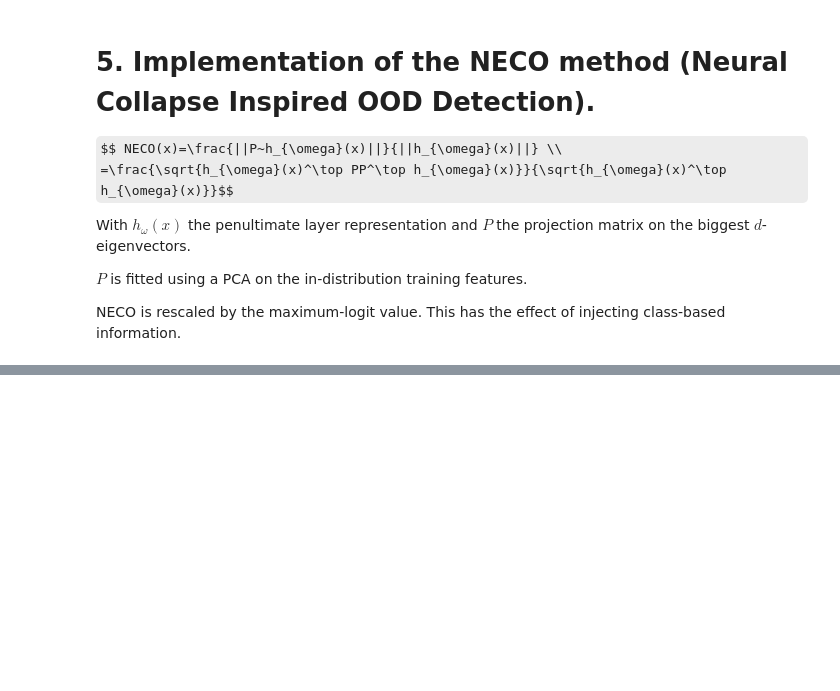
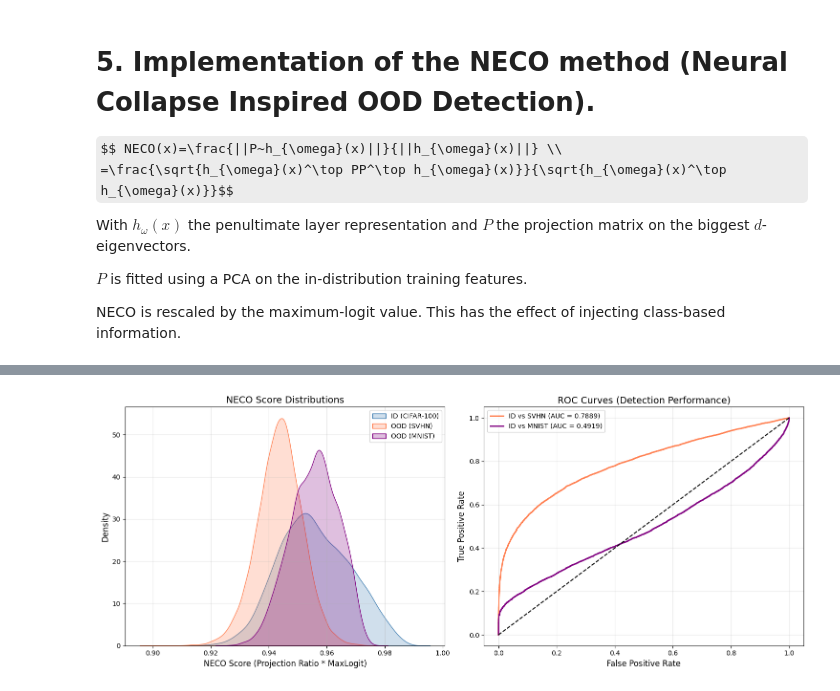
Before and after one commit to FBI-openup/CV_Out-of-Distribution-Detection-OOD-Scoring-Methods-and-Neural-Collapse, a Jupyter notebook: Resnet_OOD.ipynb, the cells around one changed output, grey strips where cells are left out. Drawn from its saved outputs; the diff is of its cells as text; code cells hidden in the pictures; some formulas as TeX source; blank space fills up the shorter version.

```diff
--- a/Resnet_OOD.ipynb
+++ b/Resnet_OOD.ipynb
@@ -1624,18 +1532,11 @@ class NECODetector:
 # %%
-# Compute NECO scores
 neco_detector = NECODetector(model, num_classes=100)
-neco_detector.fit(train_loader)
-
-print("Computing NECO scores for test set...")
+neco_detector.fit(train_loader_eval)
 all_neco_scores = []
-# Iterate over test loader like other methods
 for inputs, _ in test_loader:
     scores = neco_detector.predict_score(inputs)
     all_neco_scores.append(scores.cpu())
 
 neco_scores = torch.cat(all_neco_scores)
-print(f"NECO scores (first 10): {neco_scores[:10]}")
-
-# Cleanup hook
-neco_detector.clean_up()
+print(f"NECO scores: {neco_scores}")
 # %% [output]
@@ -1647,0 +1544,69 @@ NECO scores (first 10): tensor([ 5.6150,  8.4631,  6.3762,  3.8492, 12.7112,  7.
+# %%
+
+def get_neco_scores(detector, loader):
+    scores = []
+    with torch.no_grad():
+        for inputs, _ in loader:
+            batch_scores = detector.predict_score(inputs)
+            scores.append(batch_scores.cpu())
+    return torch.cat(scores).numpy()
+
+if not hasattr(neco_detector, 'pca_components') or neco_detector.pca_components is None:
+    print("Re-fitting NECO detector...")
+    # Re-register hook if it was removed
+    neco_detector.hook_handle = neco_detector.model.avgpool.register_forward_hook(neco_detector._hook_fn)
+    neco_detector.fit(train_loader_eval)
+
+id_neco_scores = get_neco_scores(neco_detector, test_loader)
+
+# OOD Scores
+svhn_neco_scores = get_neco_scores(neco_detector, svhn_loader)
+mnist_neco_scores = get_neco_scores(neco_detector, mnist_loader)
+
+# Visualization
+plt.figure(figsize=(15, 6))
+
+# Plot 1: Score Distributions
+plt.subplot(1, 2, 1)
+sns.kdeplot(id_neco_scores, label='ID (CIFAR-100)', fill=True, color='steelblue')
+sns.kdeplot(svhn_neco_scores, label='OOD (SVHN)', fill=True, color='coral')
+sns.kdeplot(mnist_neco_scores, label='OOD (MNIST)', fill=True, color='purple')
+plt.title('NECO Score Distributions', fontsize=14)
+plt.xlabel('NECO Score (Projection Ratio * MaxLogit)', fontsize=12)
+plt.ylabel('Density', fontsize=12)
+plt.legend()
+plt.grid(alpha=0.3)
+
+# Plot 2: AUROC Curves
+plt.subplot(1, 2, 2)
+
+def plot_roc(id_scores, ood_scores, label, color):
+    y_true = np.concatenate([np.ones(len(id_scores)), np.zeros(len(ood_scores))])
+    y_scores = np.concatenate([id_scores, ood_scores])
+    fpr, tpr, _ = roc_curve(y_true, y_scores)
+    auc = roc_auc_score(y_true, y_scores)
+    plt.plot(fpr, tpr, label=f'{label} (AUC = {auc:.4f})', color=color, linewidth=2)
+    return auc
+
+auc_svhn = plot_roc(id_neco_scores, svhn_neco_scores, 'ID vs SVHN', 'coral')
+auc_mnist = plot_roc(id_neco_scores, mnist_neco_scores, 'ID vs MNIST', 'purple')
+
+plt.plot([0, 1], [0, 1], 'k--', linestyle='--')
+plt.title('ROC Curves (Detection Performance)', fontsize=14)
+plt.xlabel('False Positive Rate', fontsize=12)
+plt.ylabel('True Positive Rate', fontsize=12)
+plt.legend()
+plt.grid(alpha=0.3)
+
+plt.tight_layout()
+plt.show()
+
+print(f"\nMean ID Score: {np.mean(id_neco_scores):.4f}")
+print(f"Mean SVHN Score: {np.mean(svhn_neco_scores):.4f}")
+print(f"Mean MNIST Score: {np.mean(mnist_neco_scores):.4f}")
+
+print("\nSeparation Statistics:")
+print(f"ID vs SVHN Gap: {np.mean(id_neco_scores) - np.mean(svhn_neco_scores):.4f}")
+print(f"ID vs MNIST Gap: {np.mean(id_neco_scores) - np.mean(mnist_neco_scores):.4f}")
+# %% [output]
+[figure, added]
```
Also changed, not shown: parts of 21 cells of this notebook.
